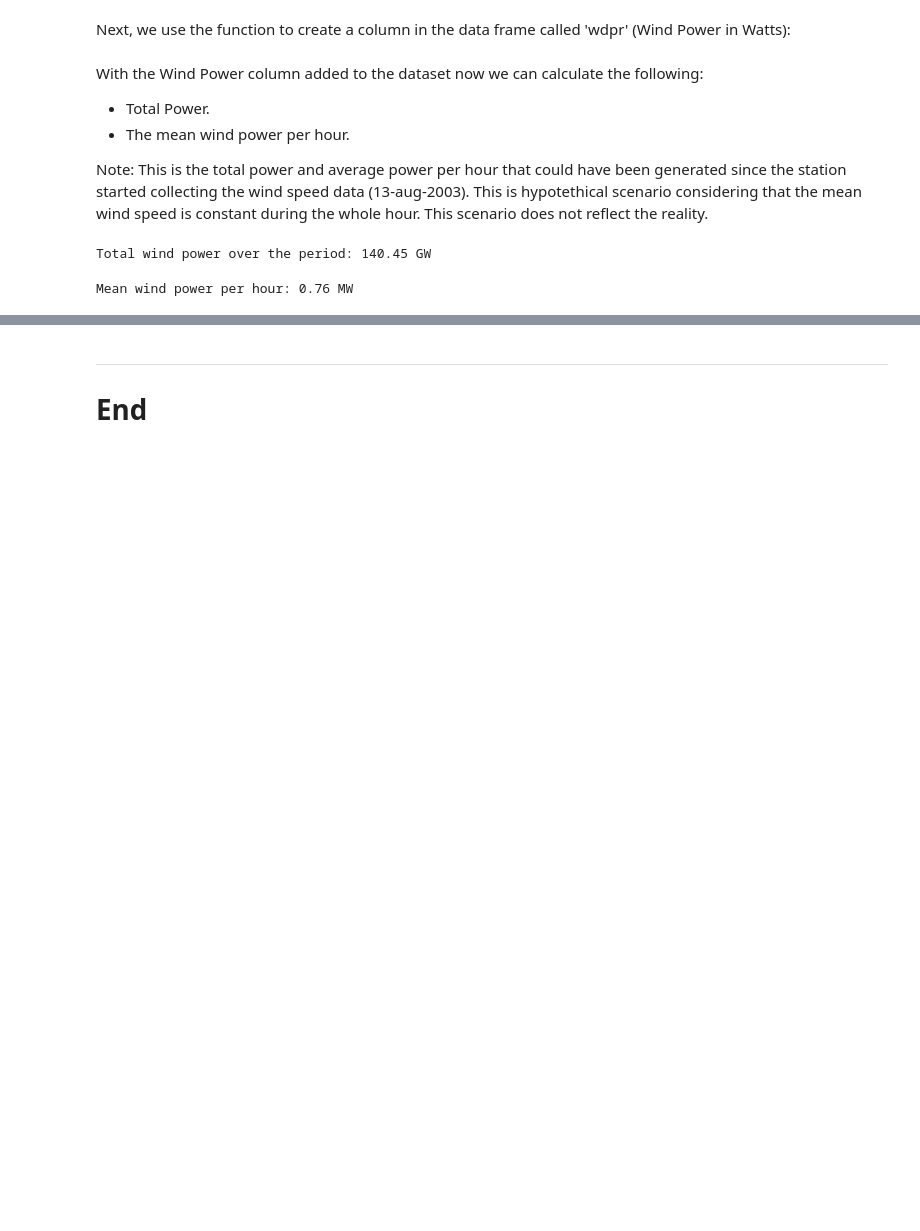
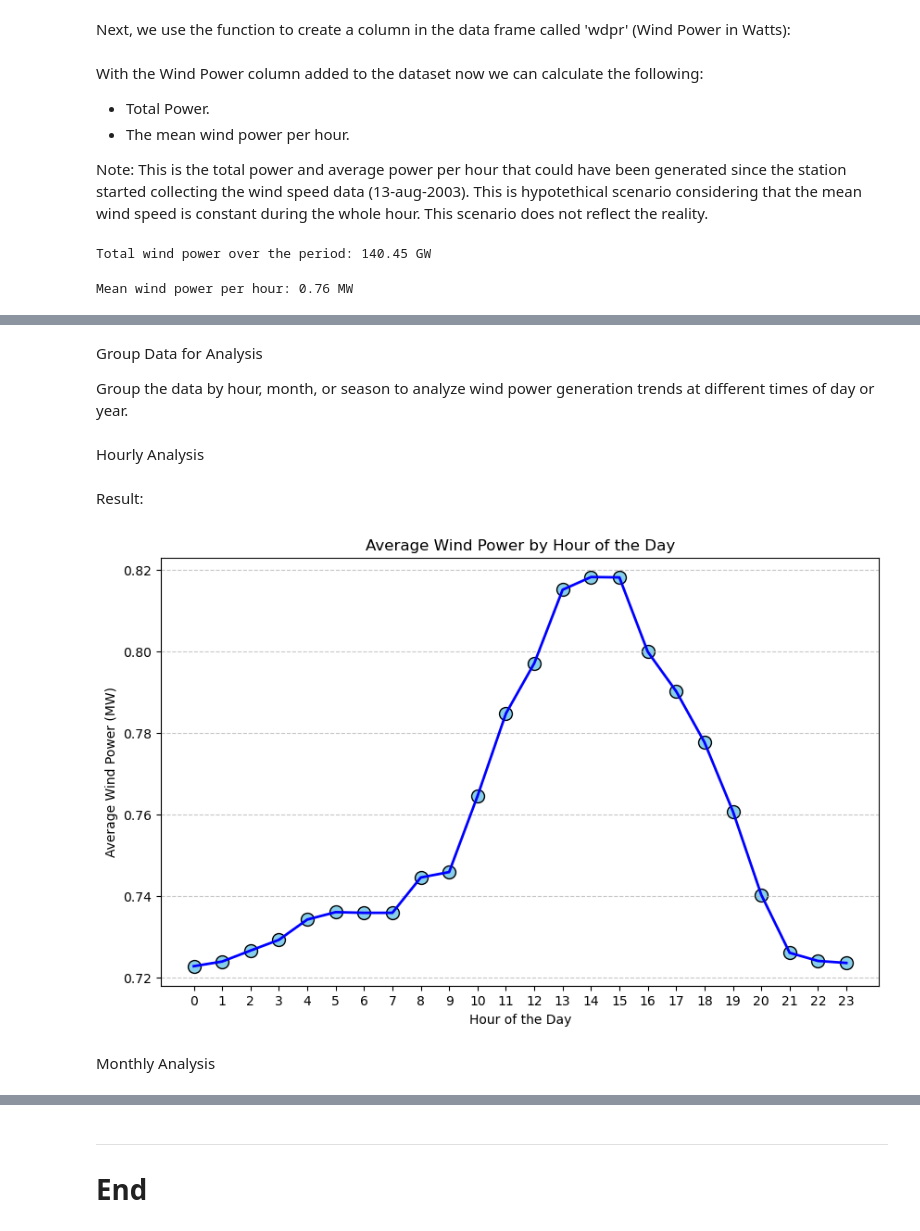
Before and after one commit to filipekojak88/PFDA, a Jupyter notebook: project/windspeed.ipynb, the cells around one changed output, grey strips where cells are left out. Saved outputs shown, nothing was run; the diff lists cells and outputs as text; code cells hidden in the pictures; blank space fills up the shorter version.

Commit message:
Added analysis of wind power per hour of the day, per month and per season.

```diff
--- a/project/windspeed.ipynb
+++ b/project/windspeed.ipynb
@@ -348,0 +354,56 @@ Mean wind power per hour: 0.76 MW
+# %%
+# Extract hour, month, and season from the 'date' column
+df['hour'] = df['date'].dt.hour
+df['month'] = df['date'].dt.month
+
+# Define Irish calendar seasons
+irish_seasons = {
+    2: 'Spring', 3: 'Spring', 4: 'Spring',
+    5: 'Summer', 6: 'Summer', 7: 'Summer',
+    8: 'Autumn', 9: 'Autumn', 10: 'Autumn',
+    11: 'Winter', 12: 'Winter', 1: 'Winter'
+}
+
+# Map months to Irish seasons
+df['season'] = df['month'].map(irish_seasons)
+# %% [markdown]
+Group Data for Analysis
+
+Group the data by hour, month, or season to analyze wind power generation trends at different times of day or year.
+# %% [markdown]
+Hourly Analysis
+# %%
+# Calculate average wind power for each hour of the day
+hourly_power = df.groupby('hour')['wdpr'].mean()
+
+# Convert to MW for better readability
+hourly_power_mw = hourly_power / 10**6
+# %% [markdown]
+Result:
+# %%
+# Assuming hourly_power_mw is already defined
+plt.figure(figsize=(10, 6))
+
+# Scatter plot
+plt.scatter(hourly_power_mw.index, hourly_power_mw.values, color='skyblue', edgecolor='black', s=100)
+
+# Line plot connecting the points
+plt.plot(hourly_power_mw.index, hourly_power_mw.values, color='blue', linewidth=2)
+
+# Titles and labels
+plt.title('Average Wind Power by Hour of the Day')
+plt.xlabel('Hour of the Day')
+plt.ylabel('Average Wind Power (MW)')
+
+# Set x-axis labels to be integers (hour)
+plt.xticks(ticks=range(24), labels=[str(i) for i in range(24)], rotation=0)
+
+# Add gridlines for y-axis
+plt.grid(axis='y', linestyle='--', alpha=0.7)
+
+# Show the plot
+plt.show()
+# %% [output]
+[figure, added]
+# %% [markdown]
+Monthly Analysis
```
Also changed, not shown: parts of 9 cells of this notebook.
